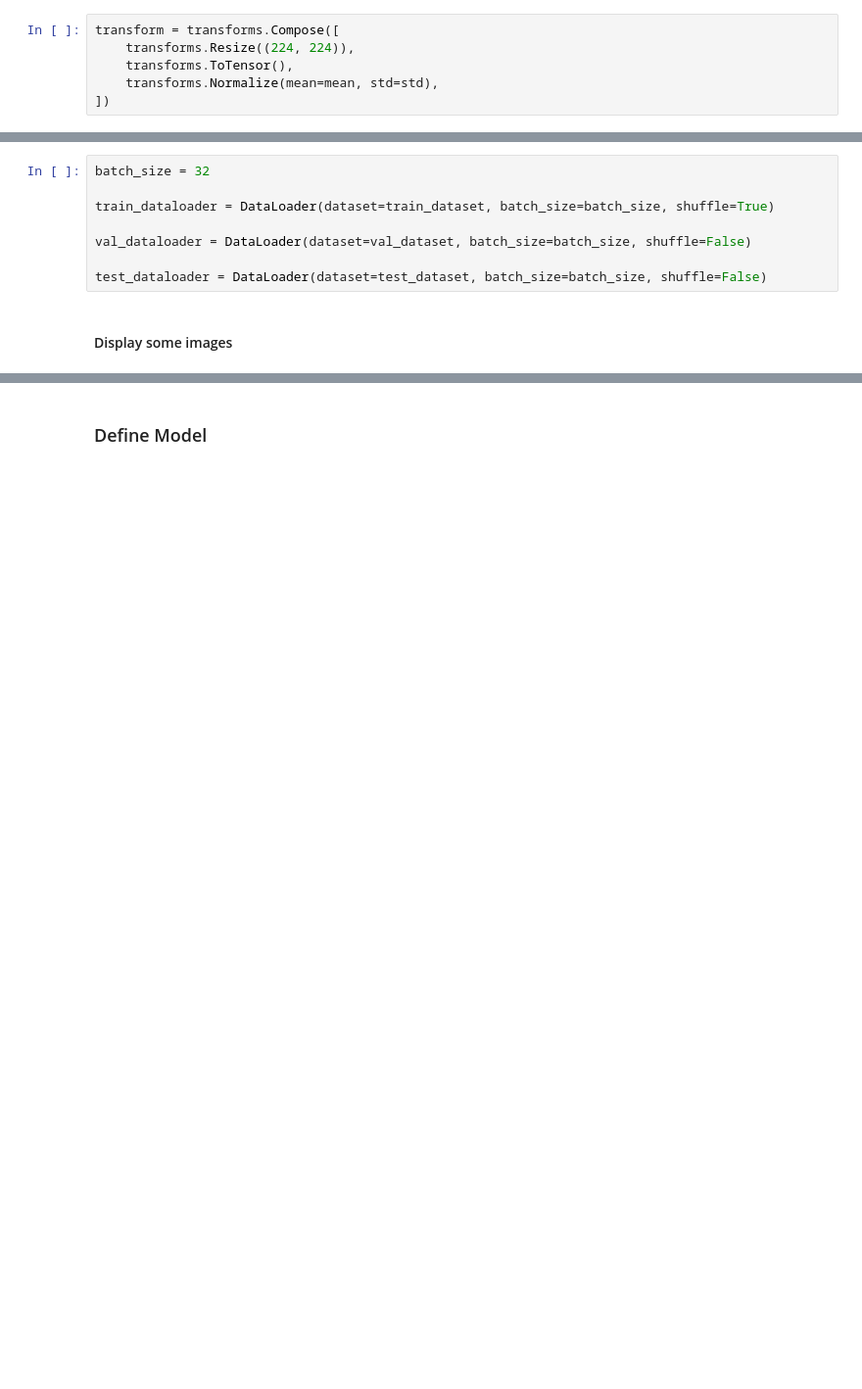
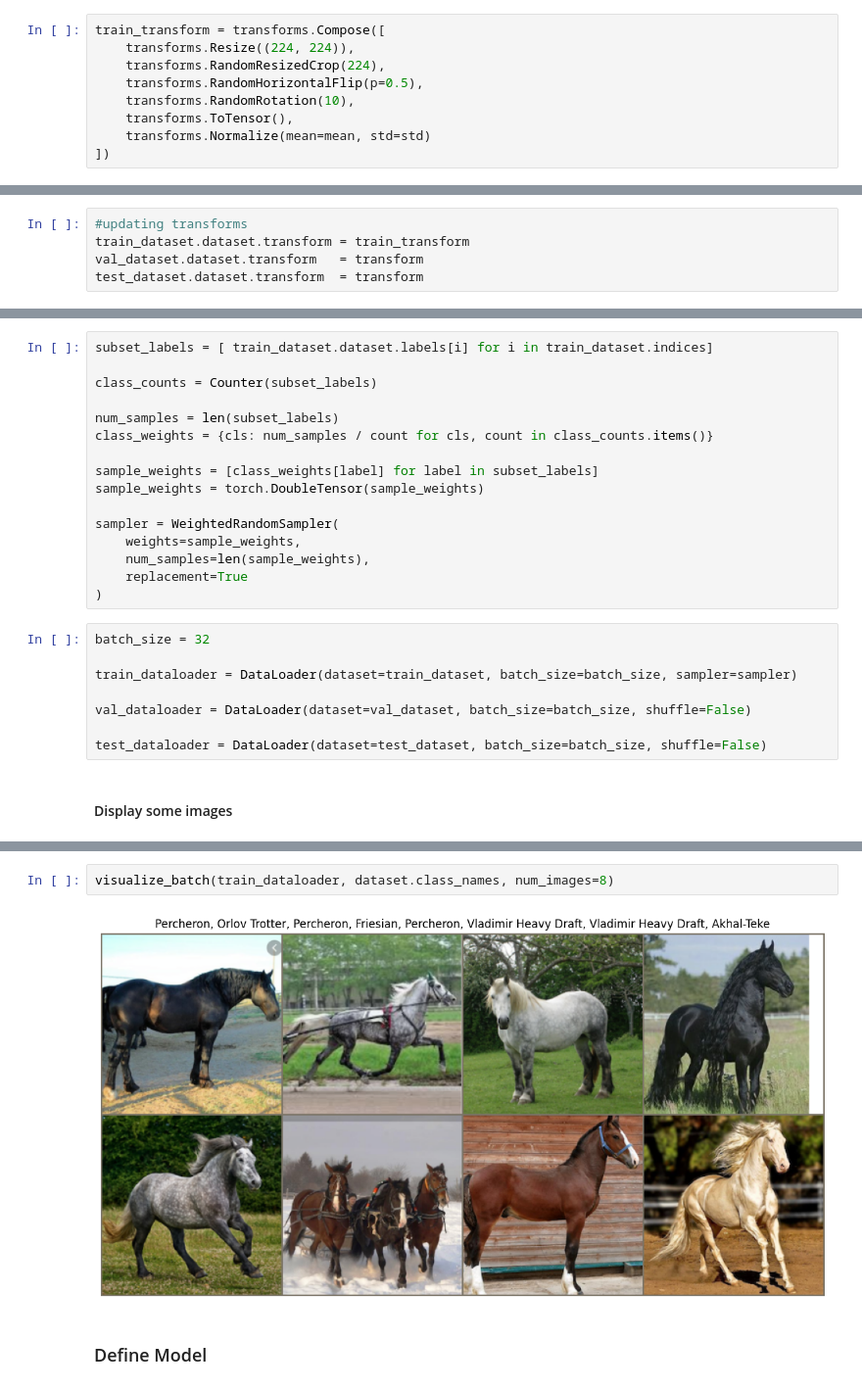
Before and after one commit to fayrouz2/ai-pros-v1-2025, a Jupyter notebook: horse_classification.ipynb, the cells around one changed output, grey strips where cells are left out. Shown at 98% size. Saved outputs shown, nothing was run; the diff lists cells and outputs as text; blank space fills up the shorter version.

```diff
--- a/horse_classification.ipynb
+++ b/horse_classification.ipynb
@@ -123,8 +336,11 @@ std /= nb_samples
 # %%
-transform = transforms.Compose([
+train_transform = transforms.Compose([
     transforms.Resize((224, 224)),
+    transforms.RandomResizedCrop(224),
+    transforms.RandomHorizontalFlip(p=0.5),
+    transforms.RandomRotation(10),
     transforms.ToTensor(),
-    transforms.Normalize(mean=mean, std=std),
+    transforms.Normalize(mean=mean, std=std)
 ])
 # %%
 dataset=HorseDataset(path, transform=transform)
@@ -186,5 +390,10 @@ print(f"Length of test dataset:       {len(test_dataset)}")
 Length of training dataset:   468
 Length of validation dataset: 101
 Length of test dataset:       101
+# %%
+#updating transforms
+train_dataset.dataset.transform = train_transform
+val_dataset.dataset.transform   = transform
+test_dataset.dataset.transform  = transform
 # %% [markdown]
 ### Create Dataloader objects
@@ -191,7 +402,23 @@ Length of test dataset:       101
+# %%
+subset_labels = [ train_dataset.dataset.labels[i] for i in train_dataset.indices]
+
+class_counts = Counter(subset_labels)
+
+num_samples = len(subset_labels)
+class_weights = {cls: num_samples / count for cls, count in class_counts.items()}
+
+sample_weights = [class_weights[label] for label in subset_labels]
+sample_weights = torch.DoubleTensor(sample_weights)
+
+sampler = WeightedRandomSampler(
+    weights=sample_weights,
+    num_samples=len(sample_weights),
+    replacement=True
+)
 # %%
 batch_size = 32
 
-train_dataloader = DataLoader(dataset=train_dataset, batch_size=batch_size, shuffle=True)
+train_dataloader = DataLoader(dataset=train_dataset, batch_size=batch_size, sampler=sampler)
 
 val_dataloader = DataLoader(dataset=val_dataset, batch_size=batch_size, shuffle=False)
 
@@ -209,2 +428,6 @@ WARNING:matplotlib.image:Clipping input data to the valid range for imshow with
+# %%
+visualize_batch(train_dataloader, dataset.class_names, num_images=8)
+# %% [output]
+[figure, added]
 # %% [markdown]
 ### Define Model
```
Also changed, not shown: parts of 70 cells of this notebook.
